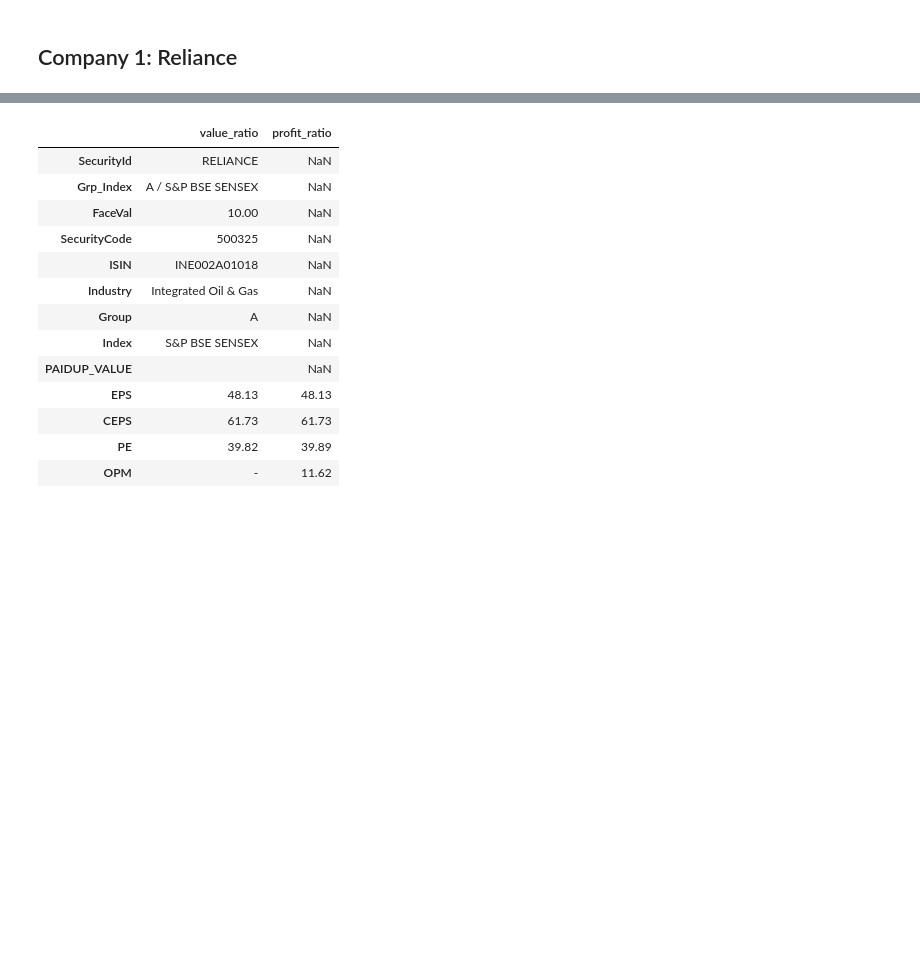
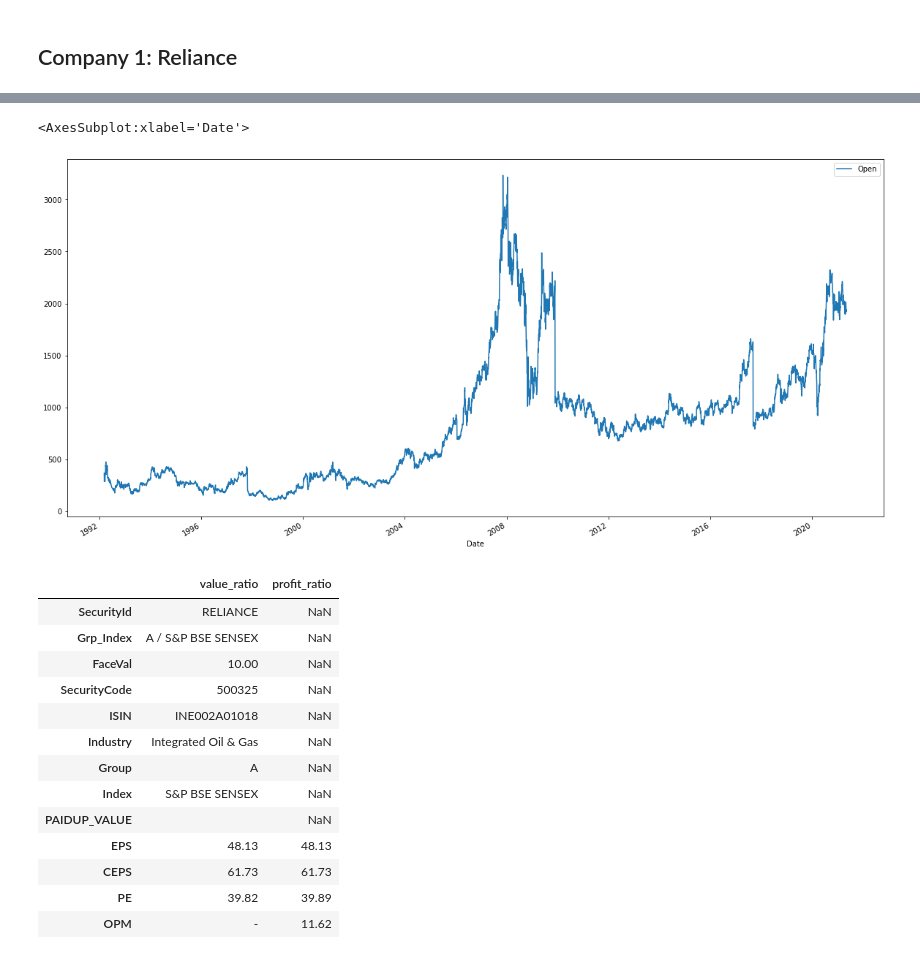
Before and after one commit to ariesiitr/BSE-Serverless-Predictor, a Jupyter notebook: main.ipynb, the cells around one changed output, grey strips where cells are left out. Cells and saved outputs as stored; diff of their text form; code cells hidden in the pictures; blank space fills up the shorter version.

```diff
--- a/main.ipynb
+++ b/main.ipynb
@@ -39,0 +34,3 @@ data1.tail(5)
+# %%
+reliance=pd.read_excel('data/Reliance.xlsx')
+reliance.tail(5)
@@ -39,0 +46,9 @@ data1.tail(5)
+# %%
+def is_business_day(date):
+    return bool(len(pd.bdate_range(date, date)))
+# %%
+if is_business_day(date.today()):
+    df=reliance
+    df.loc[len(df.index)]=[datetime(date.today().year,date.today().month,date.today().day),float(bselib.quote('500325')['lastOpen'])]
+    df=df.set_index('Date')
+df.tail(10)
@@ -40,3 +68,8 @@ data1.tail(5)
+# %%
+df.plot(figsize=(20,10))
+# %% [output]
+<AxesSubplot:xlabel='Date'>
+[figure, added]
 # %%
 # Financial Ratios
 ratios = bselib.ratios(500325)
```
Also changed, not shown: parts of 24 cells of this notebook, 1 other file.
